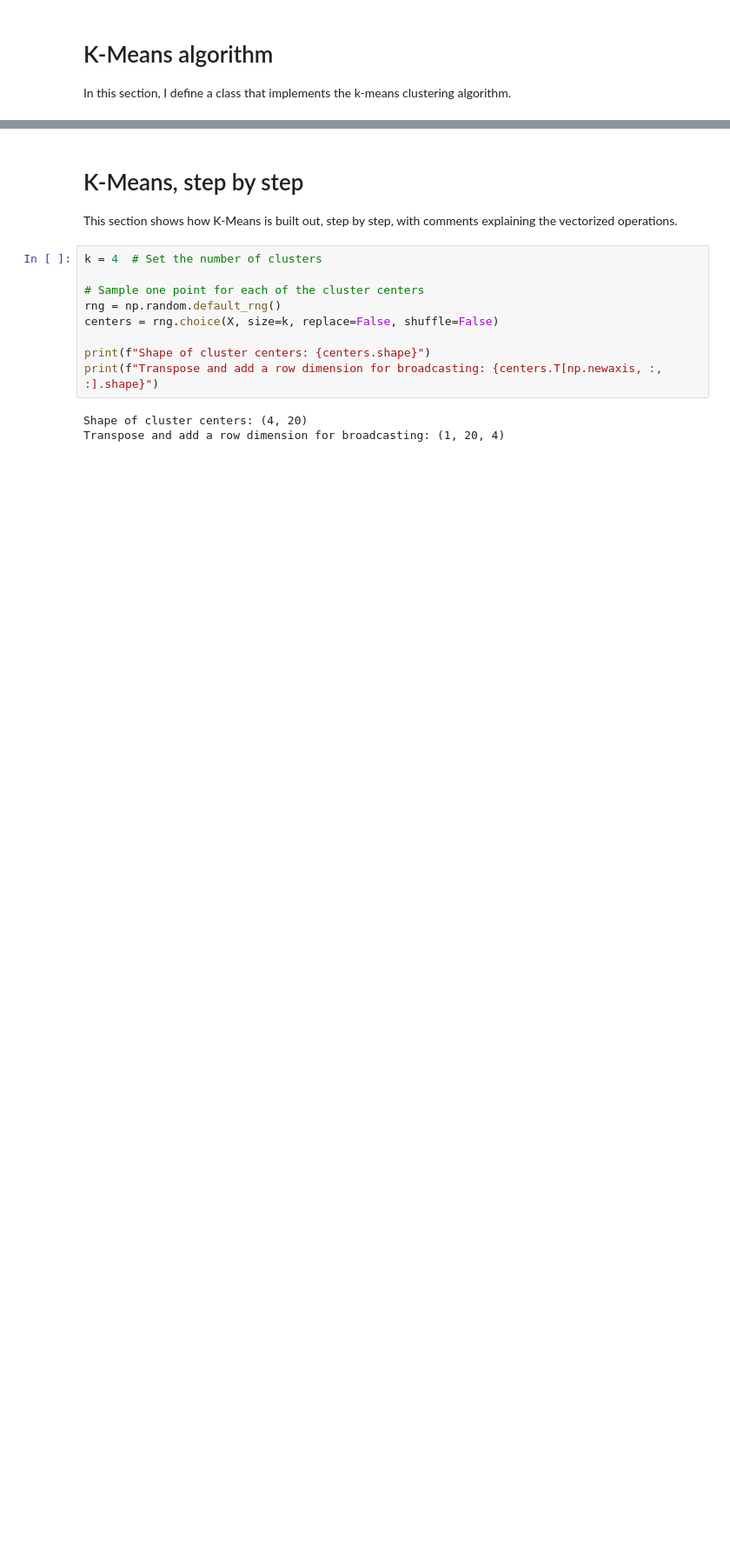
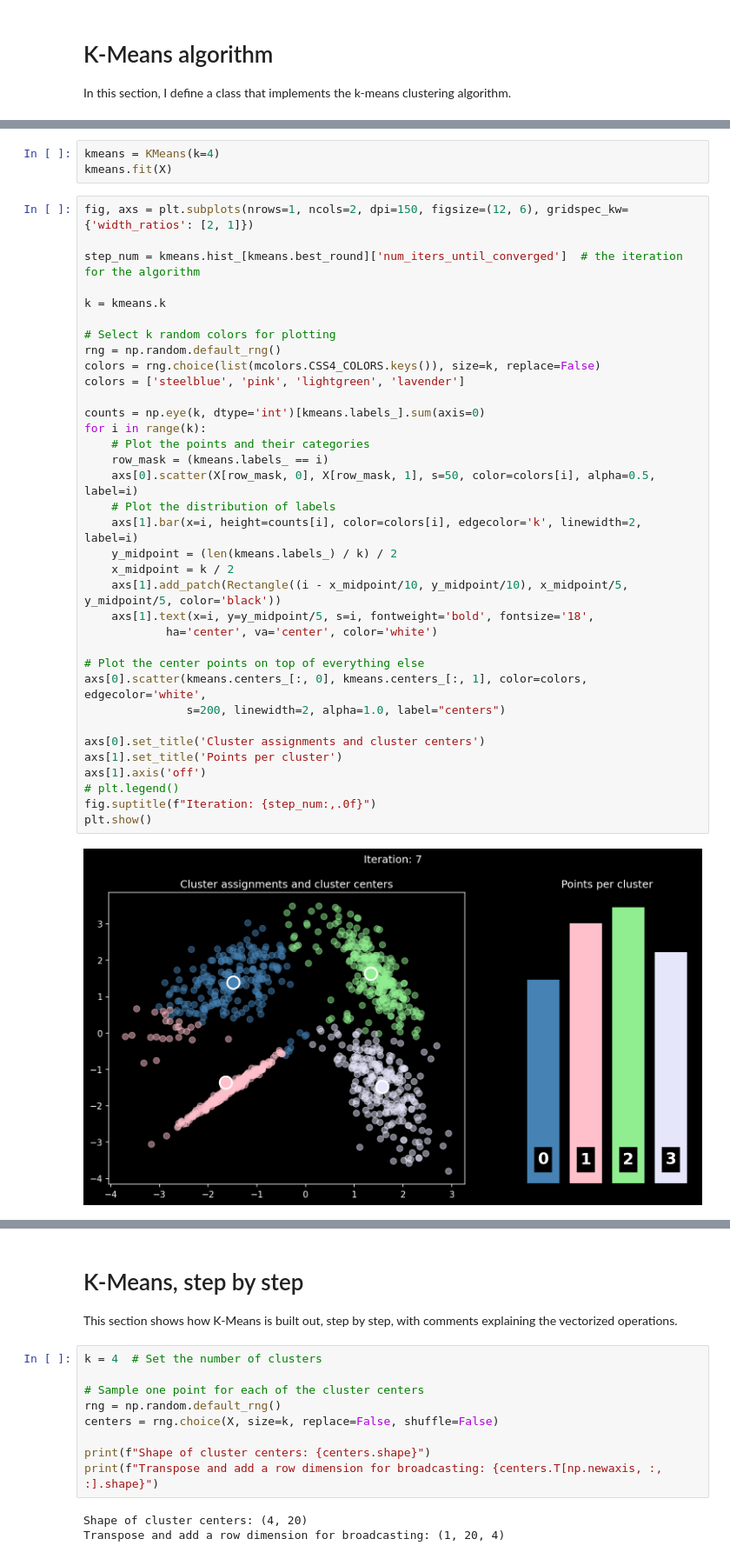
Before and after one commit to rparkr/ml-projects, a Jupyter notebook: ml_from_scratch/kmeans_from_scratch.ipynb, the cells around one changed output, grey strips where cells are left out. Shown at 87% size. Drawn from its saved outputs; the diff is of its cells as text; blank space fills up the shorter version.

Commit message:
Create KMeans class

```diff
--- a/ml_from_scratch/kmeans_from_scratch.ipynb
+++ b/ml_from_scratch/kmeans_from_scratch.ipynb
@@ -152,0 +193,40 @@ class KMeans():
+# %%
+kmeans = KMeans(k=4)
+kmeans.fit(X)
+# %%
+fig, axs = plt.subplots(nrows=1, ncols=2, dpi=150, figsize=(12, 6), gridspec_kw={'width_ratios': [2, 1]})
+
+step_num = kmeans.hist_[kmeans.best_round]['num_iters_until_converged']  # the iteration for the algorithm
+
+k = kmeans.k
+
+# Select k random colors for plotting
+rng = np.random.default_rng()
+colors = rng.choice(list(mcolors.CSS4_COLORS.keys()), size=k, replace=False)
+colors = ['steelblue', 'pink', 'lightgreen', 'lavender']
+
+counts = np.eye(k, dtype='int')[kmeans.labels_].sum(axis=0)
+for i in range(k):
+    # Plot the points and their categories
+    row_mask = (kmeans.labels_ == i)
+    axs[0].scatter(X[row_mask, 0], X[row_mask, 1], s=50, color=colors[i], alpha=0.5, label=i)
+    # Plot the distribution of labels
+    axs[1].bar(x=i, height=counts[i], color=colors[i], edgecolor='k', linewidth=2, label=i)
+    y_midpoint = (len(kmeans.labels_) / k) / 2
+    x_midpoint = k / 2
+    axs[1].add_patch(Rectangle((i - x_midpoint/10, y_midpoint/10), x_midpoint/5, y_midpoint/5, color='black'))
+    axs[1].text(x=i, y=y_midpoint/5, s=i, fontweight='bold', fontsize='18',
+            ha='center', va='center', color='white')
+
+# Plot the center points on top of everything else
+axs[0].scatter(kmeans.centers_[:, 0], kmeans.centers_[:, 1], color=colors, edgecolor='white',
+               s=200, linewidth=2, alpha=1.0, label="centers")
+
+axs[0].set_title('Cluster assignments and cluster centers')
+axs[1].set_title('Points per cluster')
+axs[1].axis('off')
+# plt.legend()
+fig.suptitle(f"Iteration: {step_num:,.0f}")
+plt.show()
+# %% [output]
+[figure, added]
```
Also changed, not shown: parts of 5 cells of this notebook.
